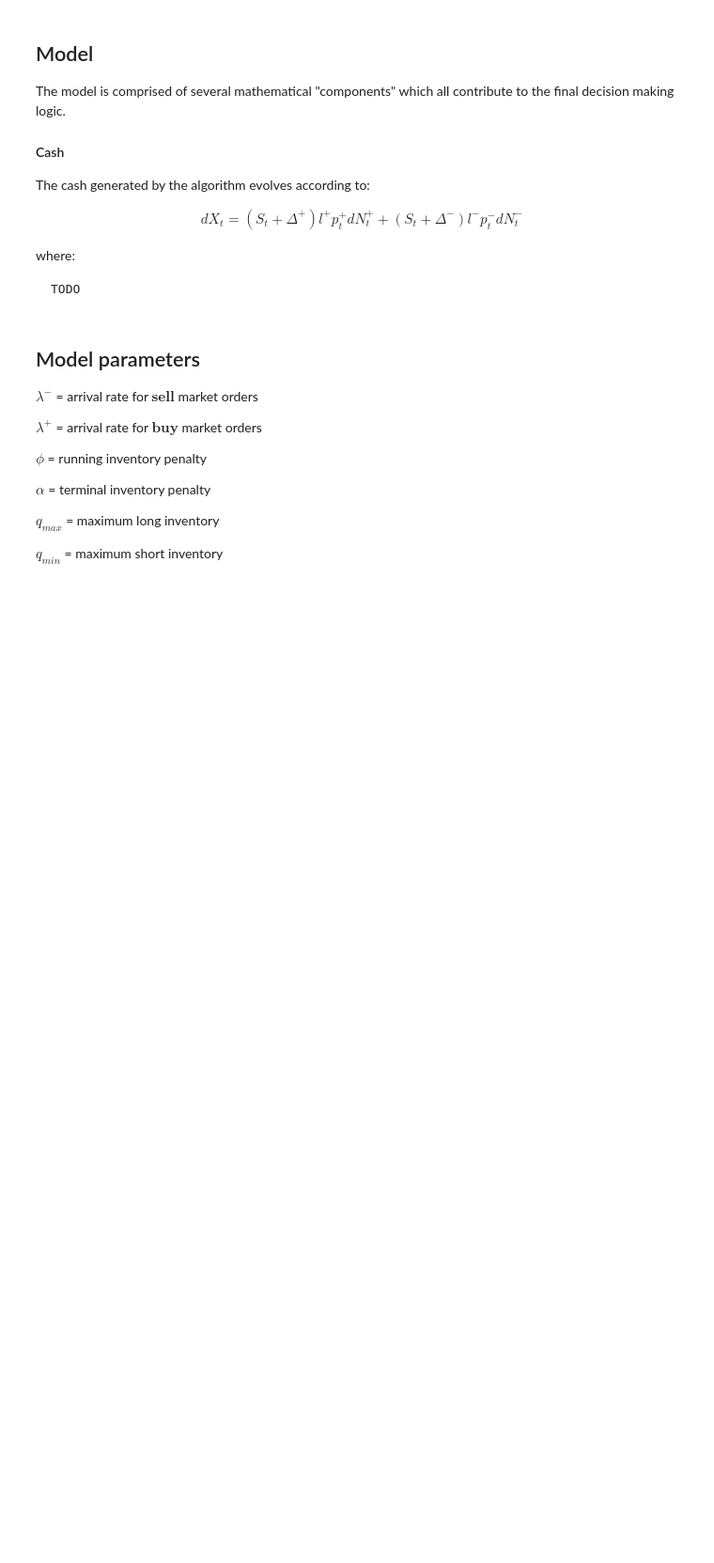
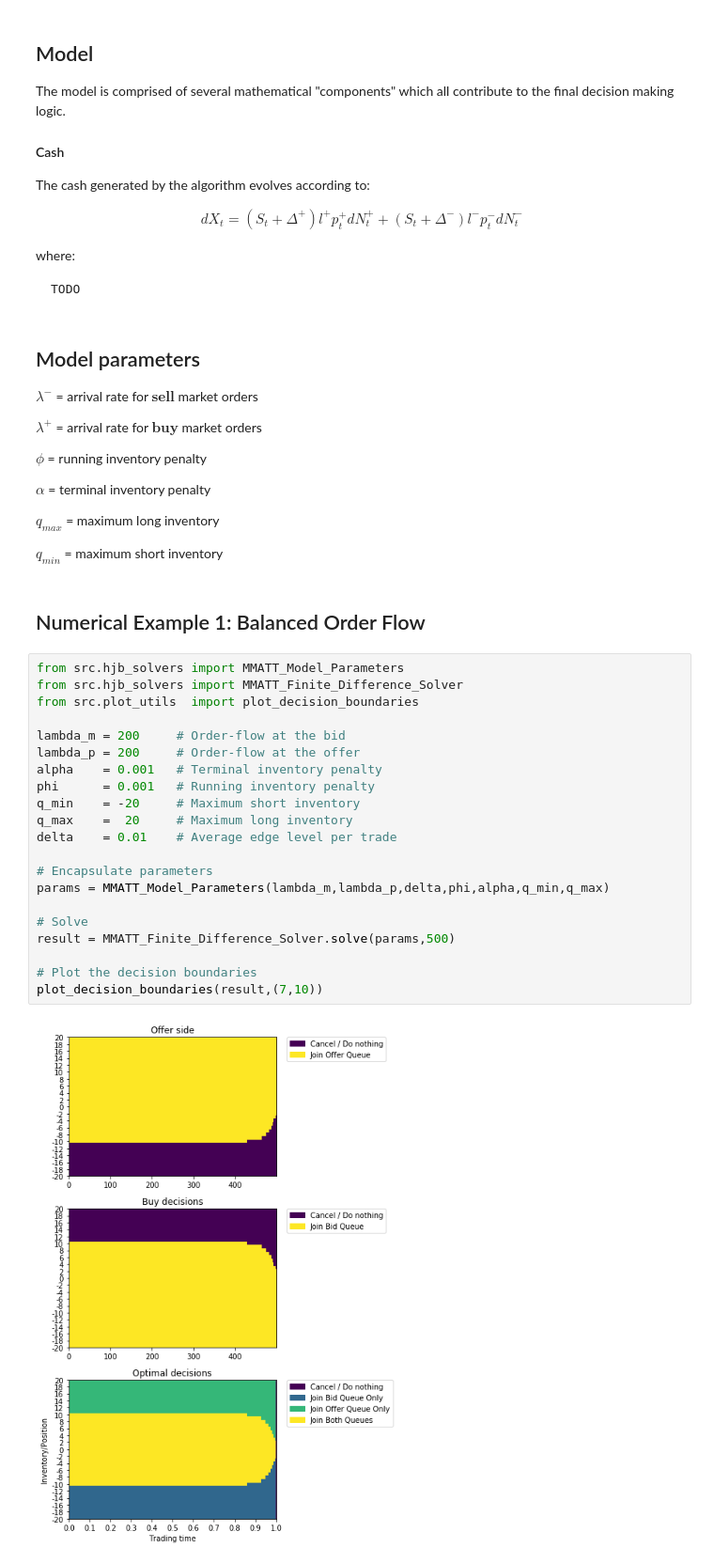
Before and after one commit to PontusHultkrantz/market_making, a Jupyter notebook: market_making.ipynb, the cells around one changed output. Shown at 94% size. Cells and saved outputs as stored; diff of their text form; blank space fills up the shorter version.

Commit message:
added numerical examples

```diff
--- a/market_making.ipynb
+++ b/market_making.ipynb
@@ -44,3 +44,28 @@ $\alpha$ = terminal inventory penalty
 $q_{max}$ = maximum long inventory
 
 $q_{min}$ = maximum short inventory
+# %% [markdown]
+## Numerical Example 1: Balanced Order Flow
+# %%
+from src.hjb_solvers import MMATT_Model_Parameters
+from src.hjb_solvers import MMATT_Finite_Difference_Solver
+from src.plot_utils  import plot_decision_boundaries
+
+lambda_m = 200     # Order-flow at the bid
+lambda_p = 200     # Order-flow at the offer
+alpha    = 0.001   # Terminal inventory penalty
+phi      = 0.001   # Running inventory penalty
+q_min    = -20     # Maximum short inventory
+q_max    =  20     # Maximum long inventory
+delta    = 0.01    # Average edge level per trade
+
+# Encapsulate parameters
+params = MMATT_Model_Parameters(lambda_m,lambda_p,delta,phi,alpha,q_min,q_max)
+
+# Solve
+result = MMATT_Finite_Difference_Solver.solve(params,500)
+
+# Plot the decision boundaries
+plot_decision_boundaries(result,(7,10))
+# %% [output]
+[figure, added]
```
Also changed, not shown: parts of 2 cells of this notebook.
